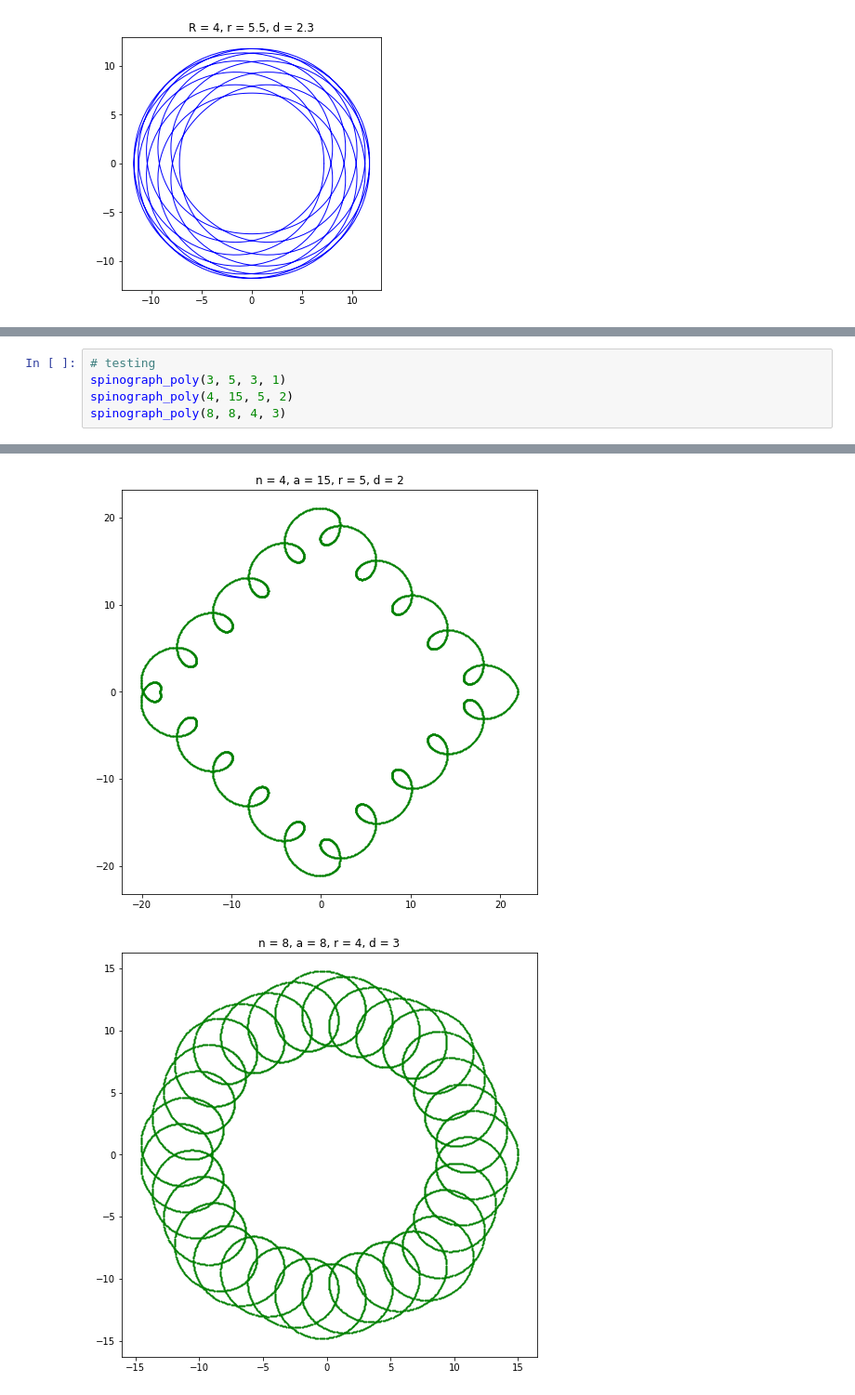
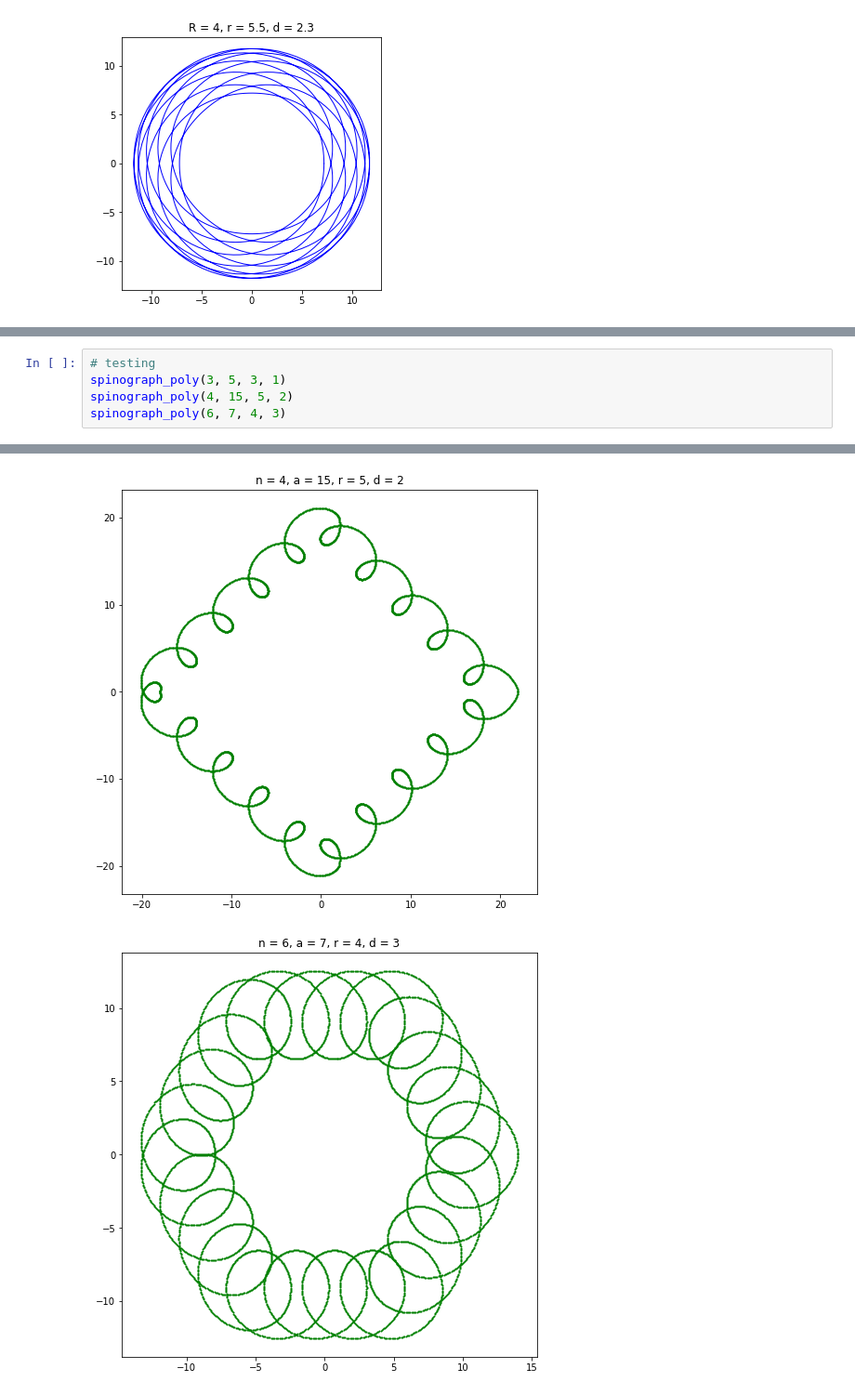
Before and after one commit to TAB0048/vvp-DU, a Jupyter notebook: DU4/DU4.ipynb, the cells around one changed output, grey strips where cells are left out. Shown at 93% size. Drawn from its saved outputs; the diff is of its cells as text.

```diff
--- a/DU4/DU4.ipynb
+++ b/DU4/DU4.ipynb
@@ -245,9 +245,9 @@ def spinograph_poly(n, a, r, d):
 # %%
 # testing
 spinograph_poly(3, 5, 3, 1)
 spinograph_poly(4, 15, 5, 2)
-spinograph_poly(8, 8, 4, 3)
+spinograph_poly(6, 7, 4, 3)
 # %% [output]
 [figure]
 [figure]
-[figure, old version]
+[figure, new version]
```
Also changed, not shown: parts of 1 cell of this notebook.
